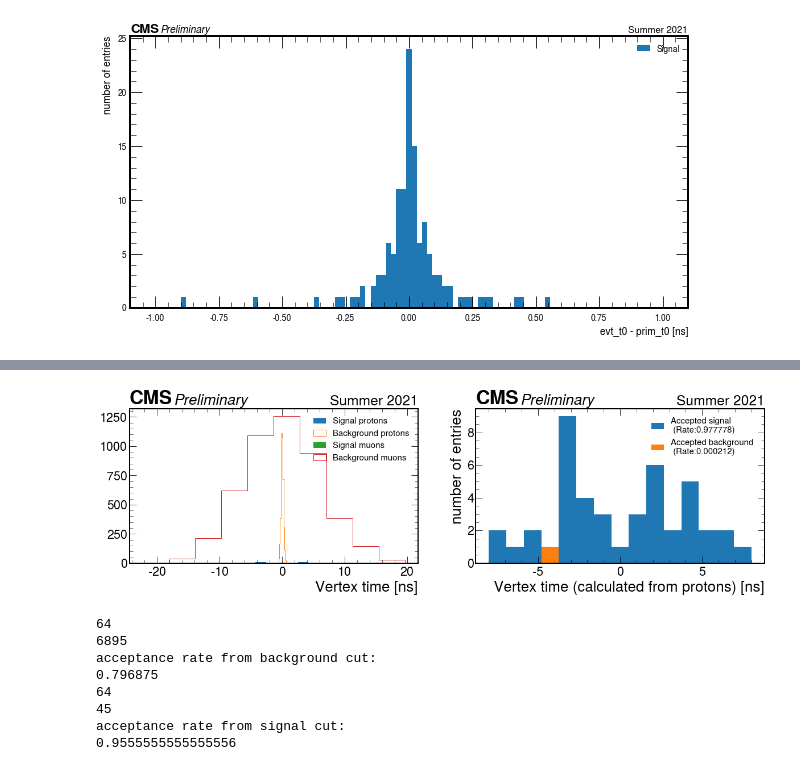
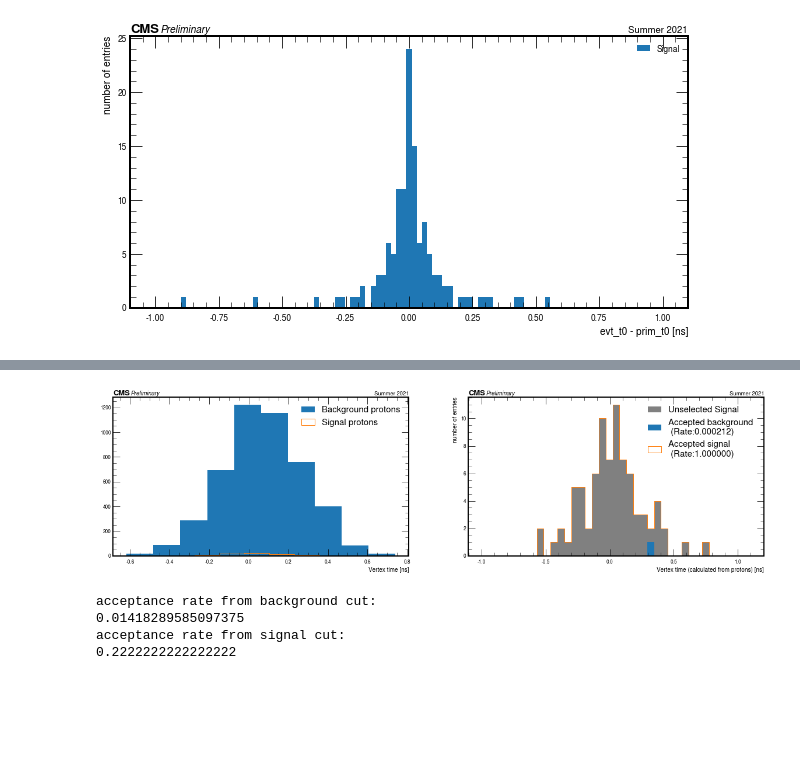
Before and after one commit to jloemker/SWAN, a Jupyter notebook: Analysis_Bg_Sig.ipynb, the cells around one changed output, grey strips where cells are left out. Saved outputs shown, nothing was run; the diff lists cells and outputs as text; code cells hidden in the pictures; blank space fills up the shorter version.

```diff
--- a/Analysis_Bg_Sig.ipynb
+++ b/Analysis_Bg_Sig.ipynb
@@ -473,8 +473,8 @@ b_p2_t = np.random.normal(0,0.19) + (zpps + bg['pr2_vz'].values) / c
 
 b_mu_vz = - (b_p1_t - b_p2_t)*c/2
 print(b_mu_vz)
-#mu_vz = (sig['pr1_vz'].values + zpps + sig['pr2_vz'].values - zpps)/2
-b_vz_4D = bg['pr_vtx_z']
+b_mu = (bg['mu1_vz'] + bg['mu2_vz'])/2
+b_vz_4D = bg['pr_vtx_z'].values
 
 data_bz = abs(b_mu_vz - b_vz_4D)
 
@@ -572,17 +626,10 @@ NameError: name 'analysis' is not defined
 # %%
-data = (tpp-tmu)/(2*zpp)
-#print(data)
+data = (tpp-tmu)
+
 print(len(data))
-#bins = np.linspace(-0.01,0.01,20)
-#f, ax = plt.subplots()
-#plt.hist(data, histtype='step')
+#data = data[~np.isnan(data) & (data < 0.5) & (data > -0.5)  ]
 
-#data = np.delete(data, np.where(data == np.min(data)))
-#print(len(new_data))
-#print(analysis['s_ypp'].values)
-#print(analysis['s_yll'].values)
-print(len(data))
-bins = np.linspace(-0.2,0.2,20)
+bins = np.linspace(-1,1,40)
 f, ax = plt.subplots()
 plt.hist(data,bins, histtype='step')
 
@@ -591,13 +638,11 @@ plt.hist(data,bins, histtype='step')
 x=bins
 y=stats.norm.pdf(x, mu_t, sigma_t)
 ax.plot(x, y, 'r--', linewidth=2,label='$\sigma_{t}$ = %2.2f percent'%(sigma_t*100))
-#print(2*sigma*analysis['s_mll'])
-
+#print(y)
+#print(x)
 hep.cms.label(llabel="Preliminary", rlabel="Summer 2021", ax=ax)
 ax.set(xlabel='percent/100', ylabel='number of entries')
 
-print(y)
-
 ax.legend()
-plt.savefig('W5/fit_vertex_t.png')
+plt.savefig('Week6/fit_vertex_t.png')
 # %% [output]
@@ -689,55 +705,50 @@ acceptance rate from signal cut:
 # %%
 f, ax = plt.subplots(1,2,figsize=(20,5),sharey=False)
 bins = np.linspace(-8,8,16)
-ax[0].hist(s_tpp, label='Signal protons')
-ax[0].hist(b_tmu, histtype = 'step', label = 'Background protons')
-ax[0].hist(s_tmu, label='Signal muons')
-ax[0].hist(b_tpp, histtype = 'step', label = 'Background muons')
+ax[0].hist(b_tpp, label = 'Background protons')
+ax[0].hist(s_tpp,histtype='step', label='Signal protons')
 ax[0].set(xlabel=r'Vertex time [ns]')
 #ax[0].set_xlim(-20,20)
-
-ax[1].hist(s_t, bins, label='Accepted signal \n (Rate:%6.6f)'%acc_sig)
-ax[1].hist(b_t, bins, label='Accepted background \n (Rate:%6.6f)'%acc_bg)
+bins=np.linspace(-1,1.1,40)
+ax[1].hist(s_tpp,bins, color= 'grey', label = 'Unselected Signal')
+ax[1].hist(b_t, bins,label='Accepted background \n (Rate:%6.6f)'%acc_bg)
+ax[1].hist(s_t,bins, histtype='step',label='Accepted signal \n (Rate:%6.6f)'%acc_sig)
 ax[1].set(xlabel=r'Vertex time (calculated from protons) [ns]', ylabel='number of entries')
 
 for i in range(2):
     hep.cms.label(llabel="Preliminary", rlabel="Summer 2021", ax=ax[i])
     ax[i].legend(fontsize=15)
-plt.savefig('W5/surviving_protons_tvz', bbox_inches='tight')
+plt.savefig('Week6/surviving_protons_t', bbox_inches='tight')
 # %% [output]
-[figure, old version]
+[figure, new version]
 # %%
 #combined timing and spatial vertex cuts:
 b_z = []
 b_t = []
-for i in range(0,len(data_bz)):
-    if data_bz[i] < abs(2*sigma_z*b_z_mu[i]):
-        if data_bt[i] < abs(2*sigma_t*2*zpp):
-                b_z = np.append(b_z,b_z_pp[i])
+for i in range(0,len(data_bt)):
+    if data_bt[i] < abs(2*sigma_t*(2*zpps/c)):
+        if data_bz[i] < abs(2*sigma_vz*b_vz_4D[i]):
+                b_z = np.append(b_z,b_mu_vz[i])
                 b_t = np.append(b_t,b_tpp[i])
-acc_bg = len(b_z)/len(data_bz)
+acc_bg = len(b_t)/len(data_bt)
 print('acceptance rate from background cut:')
 print(acc_bg)
 
 s_z = []
 s_t = []
-for i in range(0,len(z_mu)):
-    if data_sz[i] < abs(2*sigma_z*z_mu[i]):
-        if data_st[i] < abs(2*sigma_t*2*zpp):
-                s_z = np.append(s_z, z_pp[i])
+for i in range(0,len(data_st)):
+    if data_st[i] < abs(2*sigma_t*(2*zpps/c)):
+        if data_sz[i] < abs(2*sigma_vz*s_vz_4D[i]):
+                s_z = np.append(s_z, s_mu_vz[i])
                 s_t = np.append(s_t, s_tpp[i])
-acc_sig =len(s_z)/len(z_mu)
+acc_sig =len(s_t)/len(data_st)
 print('acceptance rate from signal cut:')
 print(acc_sig)
 # %% [output]
-64
-6895
 acceptance rate from background cut:
-0.796875
-64
-45
+0.01418289585097375
 acceptance rate from signal cut:
-0.9555555555555556
+0.2222222222222222
 # %%
 f, ax = plt.subplots(1,2,figsize=(20,5),sharey=False)
 #bins = np.linspace(-4,4,10)
```
Also changed, not shown: parts of 29 cells of this notebook, 1 other file.
